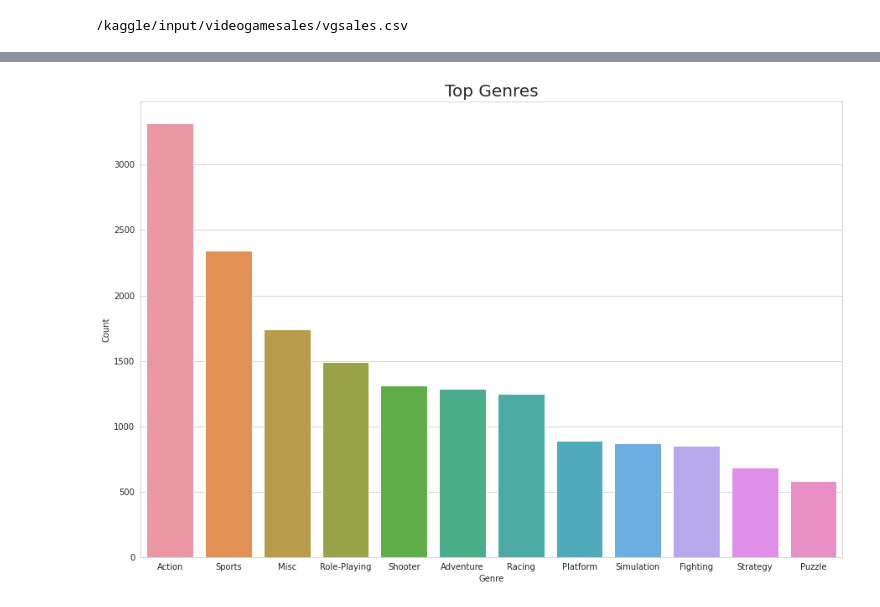
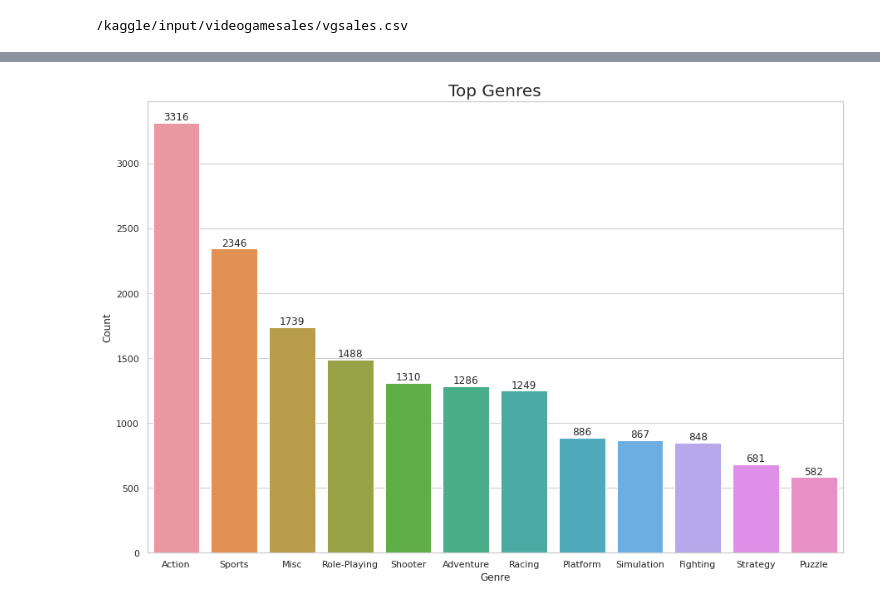
Before and after one commit to ayushash1/kaggle_notebooks, a Jupyter notebook: videogames.ipynb, the cells around one changed output, grey strips where cells are left out. Cells and saved outputs as stored; diff of their text form; code cells hidden in the pictures.

Commit message:
Kaggle Notebook | VideoGames | Version 3

```diff
--- a/videogames.ipynb
+++ b/videogames.ipynb
@@ -25,7 +25,7 @@ import pandas as pd
 import matplotlib.pyplot as plt
 import seaborn as sns
 #setting style
-sns.set_style('whitegrid')
+sns.set_theme(style='whitegrid',palette="pastel")
 # %%
 #reading and checking data
 df = pd.read_csv("/kaggle/input/videogamesales/vgsales.csv")
@@ -55,0 +73,7 @@ game = df['Genre'].value_counts().rename_axis('Genre').reset_index(name='Count')
+# %%
+#dealing with null values
+df['Publisher'].replace(np.nan, 'No_Data', inplace=True)
+
+#for now will represent missing values with 0
+df['Year'].replace(np.nan, 0 , inplace=True)
+df['Year'] = df['Year'].astype(int)
@@ -56,10 +101,19 @@ game = df['Genre'].value_counts().rename_axis('Genre').reset_index(name='Count')
 # %%
+#plotting top Genres
+#counting values
+game = df['Genre'].value_counts().rename_axis('Genre').reset_index(name='Count')
+
+#plotting
 plt.figure(figsize=(15,10))
-sns.barplot(x=game['Genre'],
-            y=game['Count'])
+ax = sns.barplot(x=game['Genre'],
+                 y=game['Count'],
+                 data=game)
+
+
+for i in ax.containers:
+    ax.bar_label(i,)
 
 plt.title("Top Genres", fontsize=20)
-
 plt.show()
 # %% [output]
-[figure, old version]
+[figure, new version]
```
Also changed, not shown: parts of 7 cells of this notebook.
